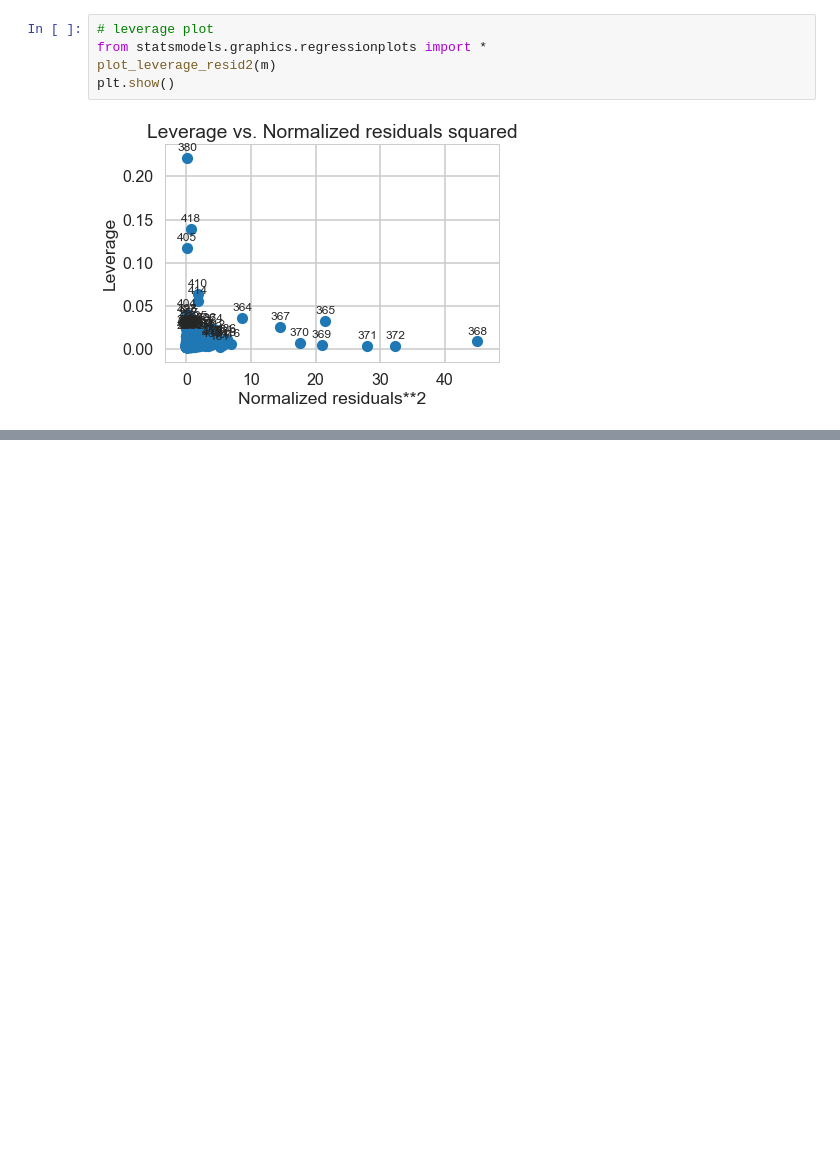
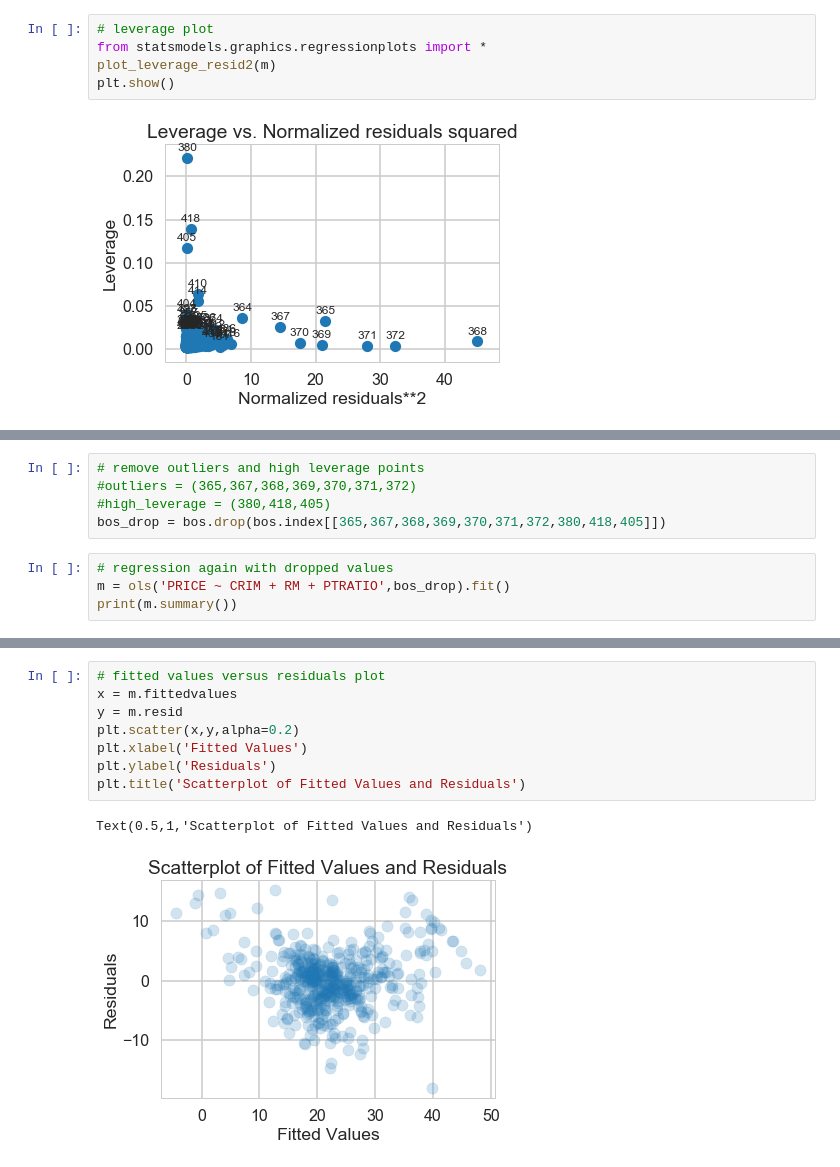
Before and after one commit to karahahn/linear-regression-boston-housing, a Jupyter notebook: Mini_Project_Linear_Regression.ipynb, the cells around one changed output, grey strips where cells are left out. Saved outputs shown, nothing was run; the diff lists cells and outputs as text; blank space fills up the shorter version.

```diff
--- a/Mini_Project_Linear_Regression.ipynb
+++ b/Mini_Project_Linear_Regression.ipynb
@@ -953,0 +952,9 @@ outliers = large_residuals
+# %%
+# remove outliers and high leverage points
+#outliers = (365,367,368,369,370,371,372)
+#high_leverage = (380,418,405)
+bos_drop = bos.drop(bos.index[[365,367,368,369,370,371,372,380,418,405]])
+# %%
+# regression again with dropped values
+m = ols('PRICE ~ CRIM + RM + PTRATIO',bos_drop).fit()
+print(m.summary())
@@ -953,0 +979,11 @@ outliers = large_residuals
+# %%
+# fitted values versus residuals plot
+x = m.fittedvalues
+y = m.resid
+plt.scatter(x,y,alpha=0.2)
+plt.xlabel('Fitted Values')
+plt.ylabel('Residuals')
+plt.title('Scatterplot of Fitted Values and Residuals')
+# %% [output]
+Text(0.5,1,'Scatterplot of Fitted Values and Residuals')
+[figure, added]
```
Also changed, not shown: parts of 14 cells of this notebook.
